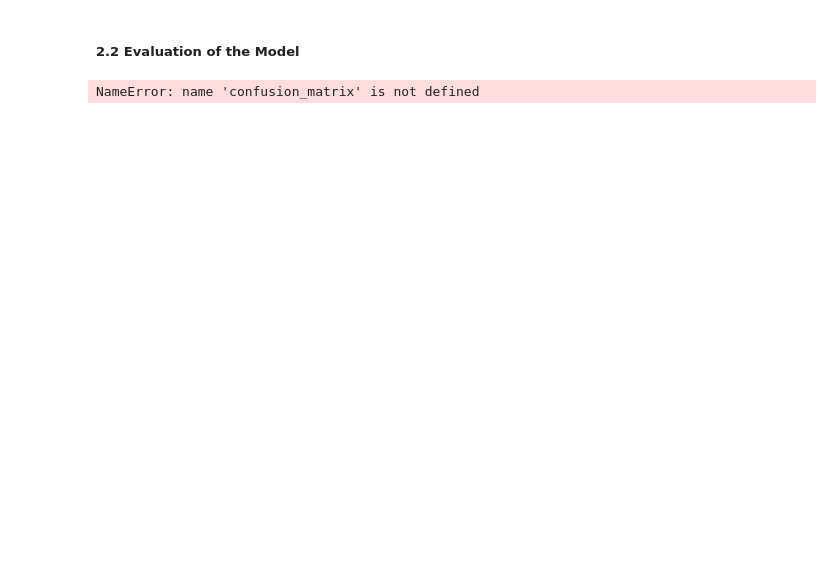
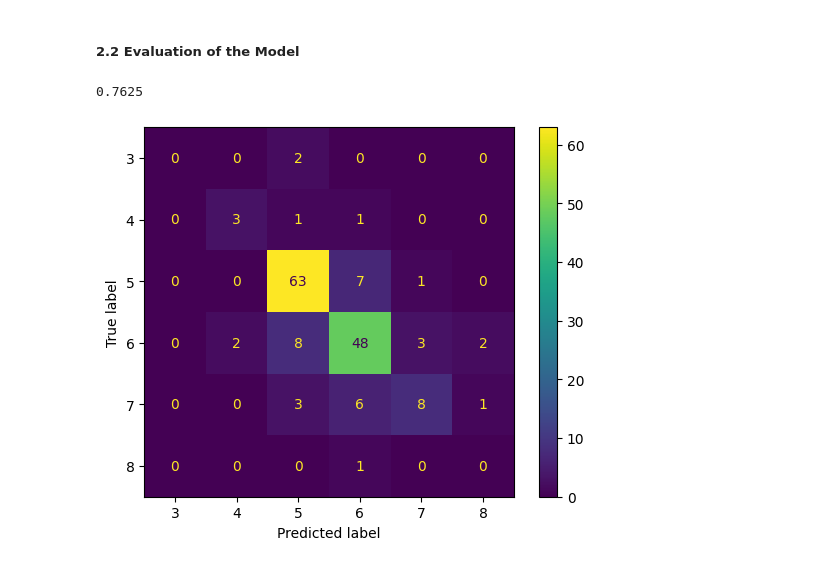
Before and after one commit to dizzydwarfus/Personal_Projects, a Jupyter notebook: winequality/winequality.ipynb, the cells around one changed output. Saved outputs shown, nothing was run; the diff lists cells and outputs as text; code cells hidden in the pictures; blank space fills up the shorter version.

```diff
--- a/winequality/winequality.ipynb
+++ b/winequality/winequality.ipynb
@@ -205,9 +205,3 @@ Text(0, 0.5, 'Count of Column Names')
 [figure]
 # %% [markdown]
 #### 2.1 Random Forest/Decision Tree Model
-# %%
-for i in range(len(column_combinations[:10])):
-        x = dataset[['fixed acidity','alcohol']]
-        y = dataset['quality']
-        x_tr, x_te, y_tr, y_te = sklearn.model_selection.train_test_split(x,y,test_size=0.10)
-x_te
@@ -299,8 +286,11 @@ dtree.score(best_arrays[1], best_arrays[3])
 # %% [markdown]
 ##### 2.2 Evaluation of the Model
-# %%
-dtree_cm = confusion_matrix(y_test, dtree_predictions)
-dtree_dp = ConfusionMatrixDisplay.from_predictions(y_test, dtree_predictions)
-dtree.score(x_test, y_test)
-# %% [output]
-NameError: name 'confusion_matrix' is not defined
+# %%
+dtree_cm = confusion_matrix(best_arrays[3], dtree_predictions)
+dtree_dp = ConfusionMatrixDisplay.from_predictions(best_arrays[3], dtree_predictions)
+
+accuracy = sum([dtree_cm[i][i] for i in range(len(dtree_cm))])/sum(sum(dtree_cm))
+accuracy
+# %% [output]
+0.7625
+[figure, added]
```
Also changed, not shown: parts of 3 cells of this notebook, 1 other file.
